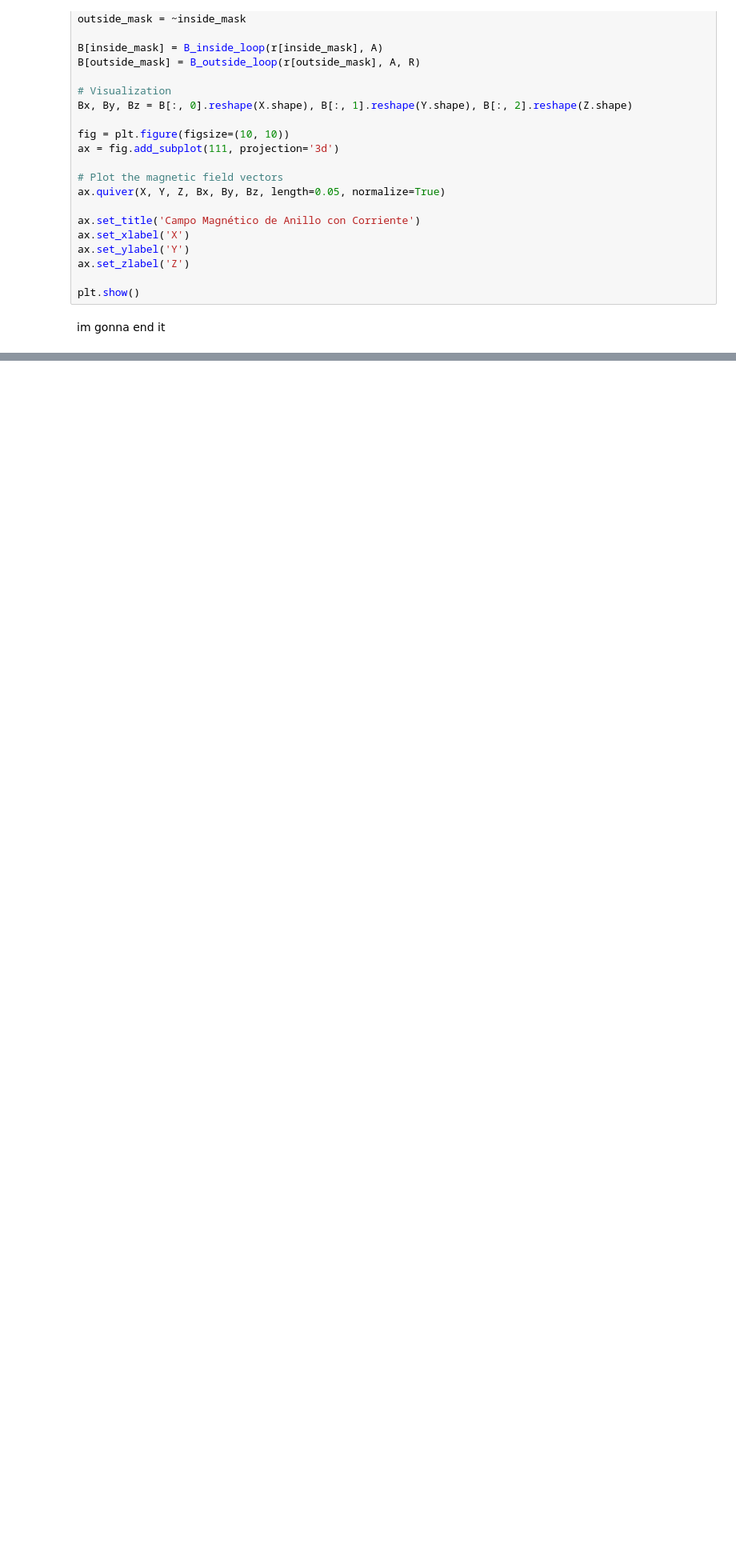
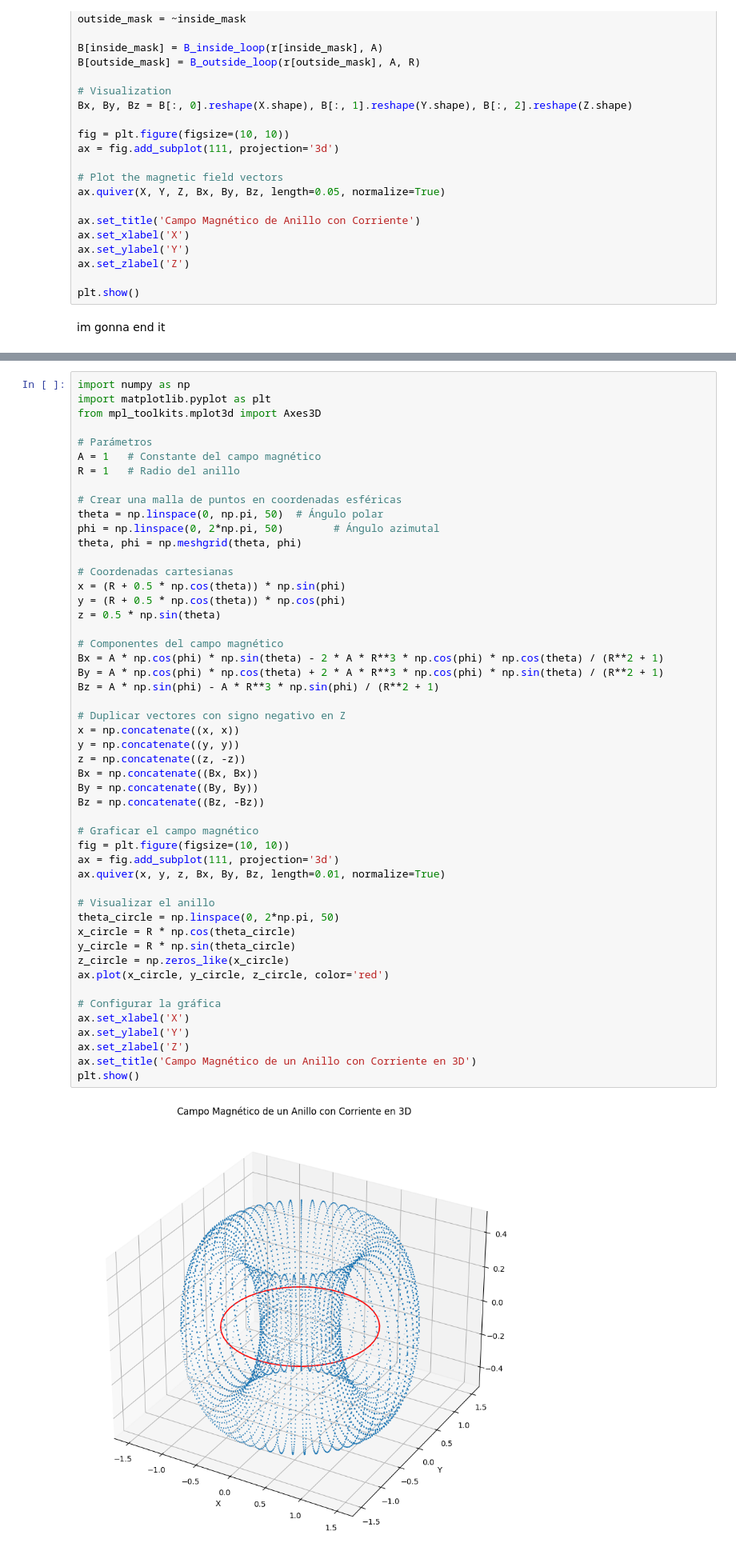
Before and after one commit to FerTGlol/MagneticFieldsShapes, a Jupyter notebook: Anillo3D.ipynb, the cells around one changed output, grey strips where cells are left out. Shown: that part at 80% size. Drawn from its saved outputs; the diff is of its cells as text; blank space fills up the shorter version.

```diff
--- a/Anillo3D.ipynb
+++ b/Anillo3D.ipynb
@@ -276,0 +281,52 @@ im gonna end it
+# %%
+import numpy as np
+import matplotlib.pyplot as plt
+from mpl_toolkits.mplot3d import Axes3D
+
+# Parámetros
+A = 1   # Constante del campo magnético
+R = 1   # Radio del anillo
+
+# Crear una malla de puntos en coordenadas esféricas
+theta = np.linspace(0, np.pi, 50)  # Ángulo polar
+phi = np.linspace(0, 2*np.pi, 50)        # Ángulo azimutal
+theta, phi = np.meshgrid(theta, phi)
+
+# Coordenadas cartesianas
+x = (R + 0.5 * np.cos(theta)) * np.sin(phi)
+y = (R + 0.5 * np.cos(theta)) * np.cos(phi)
+z = 0.5 * np.sin(theta)
+
+# Componentes del campo magnético
+Bx = A * np.cos(phi) * np.sin(theta) - 2 * A * R**3 * np.cos(phi) * np.cos(theta) / (R**2 + 1)
+By = A * np.cos(phi) * np.cos(theta) + 2 * A * R**3 * np.cos(phi) * np.sin(theta) / (R**2 + 1)
+Bz = A * np.sin(phi) - A * R**3 * np.sin(phi) / (R**2 + 1)
+
+# Duplicar vectores con signo negativo en Z
+x = np.concatenate((x, x))
+y = np.concatenate((y, y))
+z = np.concatenate((z, -z))
+Bx = np.concatenate((Bx, Bx))
+By = np.concatenate((By, By))
+Bz = np.concatenate((Bz, -Bz))
+
+# Graficar el campo magnético
+fig = plt.figure(figsize=(10, 10))
+ax = fig.add_subplot(111, projection='3d')
+ax.quiver(x, y, z, Bx, By, Bz, length=0.01, normalize=True)
+
+# Visualizar el anillo
+theta_circle = np.linspace(0, 2*np.pi, 50)
+x_circle = R * np.cos(theta_circle)
+y_circle = R * np.sin(theta_circle)
+z_circle = np.zeros_like(x_circle)
+ax.plot(x_circle, y_circle, z_circle, color='red')
+
+# Configurar la gráfica
+ax.set_xlabel('X')
+ax.set_ylabel('Y')
+ax.set_zlabel('Z')
+ax.set_title('Campo Magnético de un Anillo con Corriente en 3D')
+plt.show()
+# %% [output]
+[figure, added]
```
Also changed, not shown: parts of 11 cells of this notebook, 2 other files.
